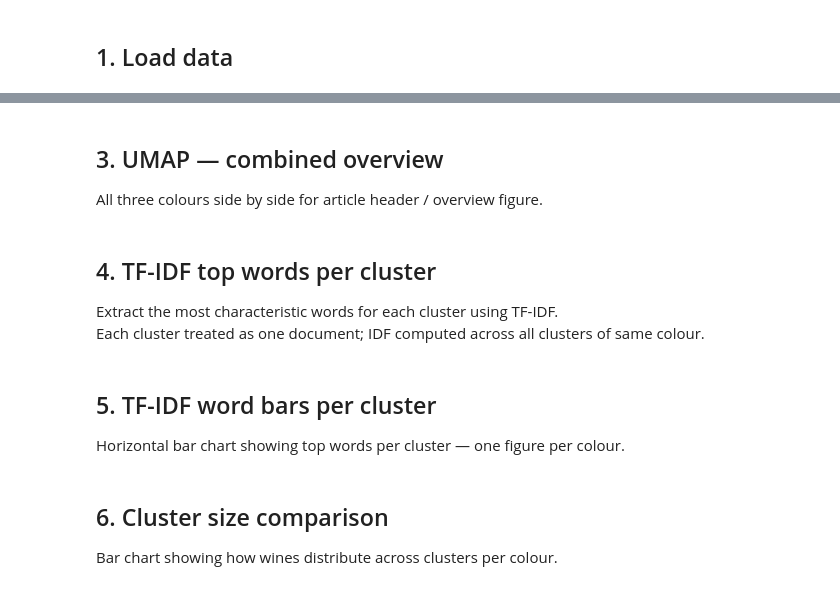
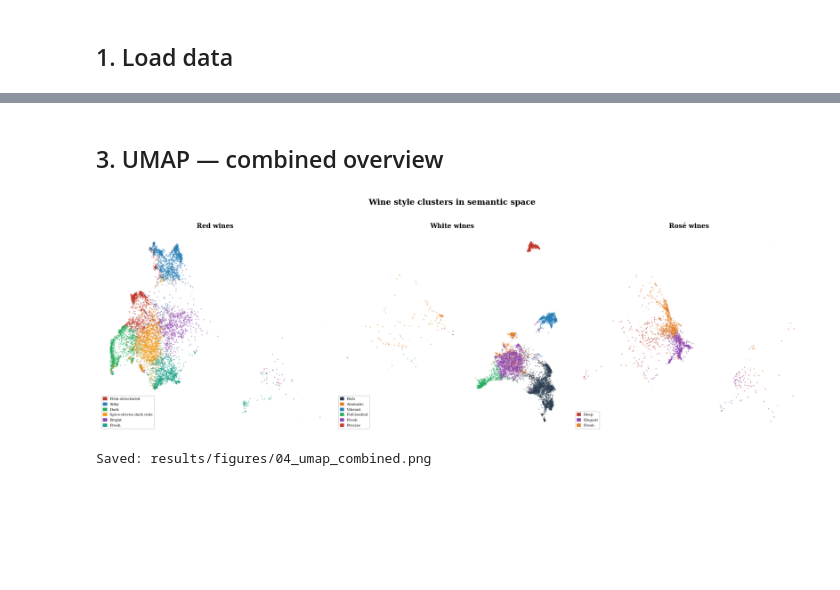
Before and after one commit to sbv239/wine-style-clustering, a Jupyter notebook: notebooks/04_visualisation.ipynb, the cells around one changed output, grey strips where cells are left out. Cells and saved outputs as stored; diff of their text form; code cells hidden in the pictures; blank space fills up the shorter version.

```diff
--- a/notebooks/04_visualisation.ipynb
+++ b/notebooks/04_visualisation.ipynb
@@ -141,46 +162,35 @@ plot_umap_single(df_rose,  ROSE_LABELS,  ROSE_SHORT,  ROSE_PALETTE,
 # %% [markdown]
 ## 3. UMAP — combined overview
-
-All three colours side by side for article header / overview figure.
 # %%
 fig, axes = plt.subplots(1, 3, figsize=(20, 6.5))
-fig.patch.set_facecolor('white')
 
-configs = [
-    (axes[0], df_red,   RED_LABELS,   RED_SHORT,   RED_PALETTE,   'Red wines'),
-    (axes[1], df_white, WHITE_LABELS, WHITE_SHORT, WHITE_PALETTE, 'White wines'),
-    (axes[2], df_rose,  ROSE_LABELS,  ROSE_SHORT,  ROSE_PALETTE,  'Rosé wines'),
-]
-
-for ax, df, labels, short_labels, palette, title in configs:
+for ax, df, short_labels, palette, title in [
+    (axes[0], df_red,   RED_SHORT,   RED_PALETTE,   'Red wines'),
+    (axes[1], df_white, WHITE_SHORT, WHITE_PALETTE, 'White wines'),
+    (axes[2], df_rose,  ROSE_SHORT,  ROSE_PALETTE,  'Rosé wines'),
+]:
     noise = df['cluster'] == -1
     ax.scatter(df.loc[noise, 'umap_x'], df.loc[noise, 'umap_y'],
-               c=NOISE_COLOR, s=4, alpha=0.3, rasterized=True, zorder=1)
-
+               c=NOISE_COLOR, s=3, alpha=0.25, rasterized=True, zorder=1)
     handles = []
     for cluster_id, label in sorted(short_labels.items()):
         mask  = df['cluster'] == cluster_id
         color = palette[cluster_id % len(palette)]
         ax.scatter(df.loc[mask, 'umap_x'], df.loc[mask, 'umap_y'],
-                   c=color, s=5, alpha=0.5, rasterized=True, zorder=2,
-                   edgecolors='none')
+                   c=color, s=5, alpha=0.5, rasterized=True, zorder=2, edgecolors='none')
         handles.append(mpatches.Patch(color=color, label=label))
-
-    ax.legend(handles=handles, loc='lower left', fontsize=7,
-              frameon=True, framealpha=0.9, edgecolor='#ccc')
+    ax.legend(handles=handles, loc='lower left', fontsize=7.5,
+              frameon=True, framealpha=0.92, edgecolor='#ccc',
+              handlelength=1, handleheight=0.8)
     ax.set_title(title, fontsize=13, fontweight='bold', pad=10)
     ax.set_xticks([])
     ax.set_yticks([])
-    ax.set_facecolor('white')
 
-plt.suptitle('Wine style clusters in semantic space',
-             fontsize=16, fontweight='bold', y=1.02)
+plt.suptitle('Wine style clusters in semantic space', fontsize=16, fontweight='bold', y=1.02)
 plt.tight_layout()
 plt.savefig('results/figures/04_umap_combined.png', dpi=200, bbox_inches='tight')
 plt.show()
 print('Saved: results/figures/04_umap_combined.png')
+# %% [output]
+[figure, added]
+Saved: results/figures/04_umap_combined.png
-# %% [markdown]
-## 4. TF-IDF top words per cluster
-
-Extract the most characteristic words for each cluster using TF-IDF.
-Each cluster treated as one document; IDF computed across all clusters of same colour.
@@ -225,4 +196,0 @@ for name, top, labels in [('Red', red_top, RED_LABELS),
-# %% [markdown]
-## 5. TF-IDF word bars per cluster
-
-Horizontal bar chart showing top words per cluster — one figure per colour.
@@ -284,4 +196,0 @@ plot_tfidf_bars(df_rose,  ROSE_LABELS,  rose_top,  ROSE_PALETTE,
-# %% [markdown]
-## 6. Cluster size comparison
-
-Bar chart showing how wines distribute across clusters per colour.
```
Also changed, not shown: parts of 12 cells of this notebook, 6 other files.
